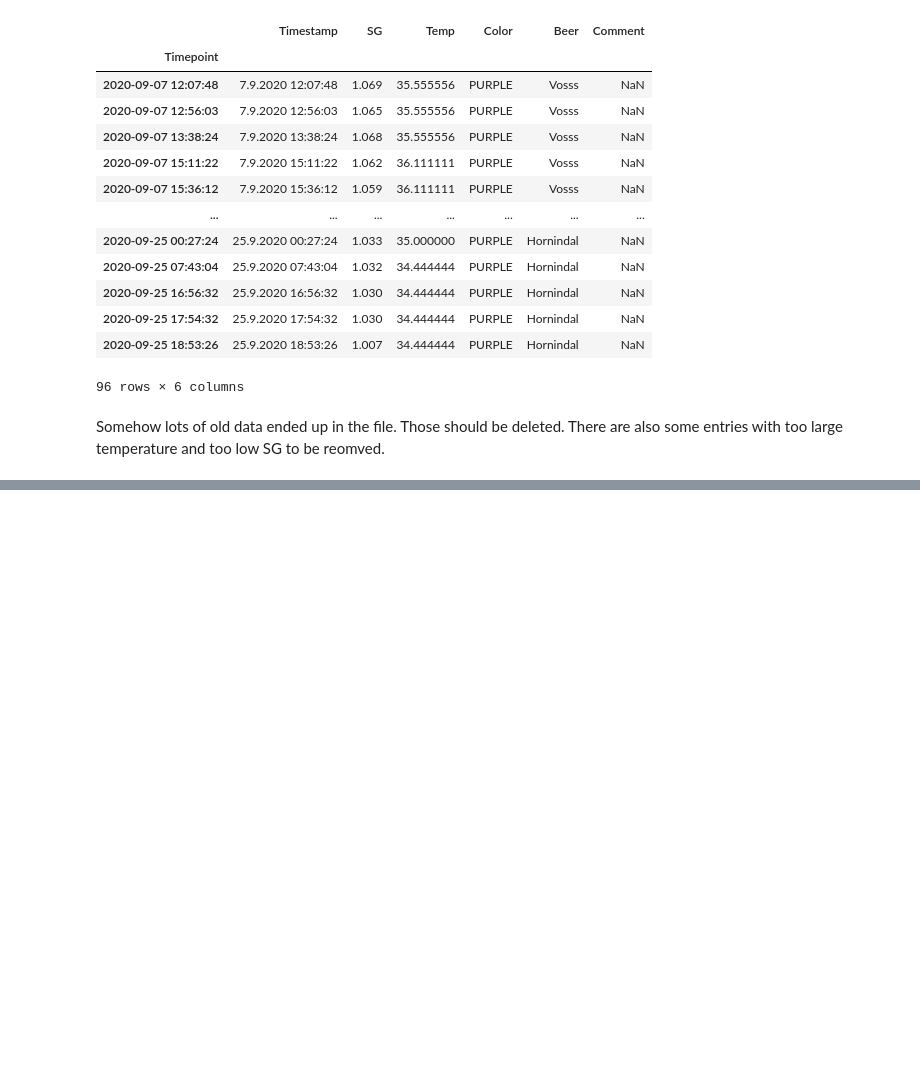
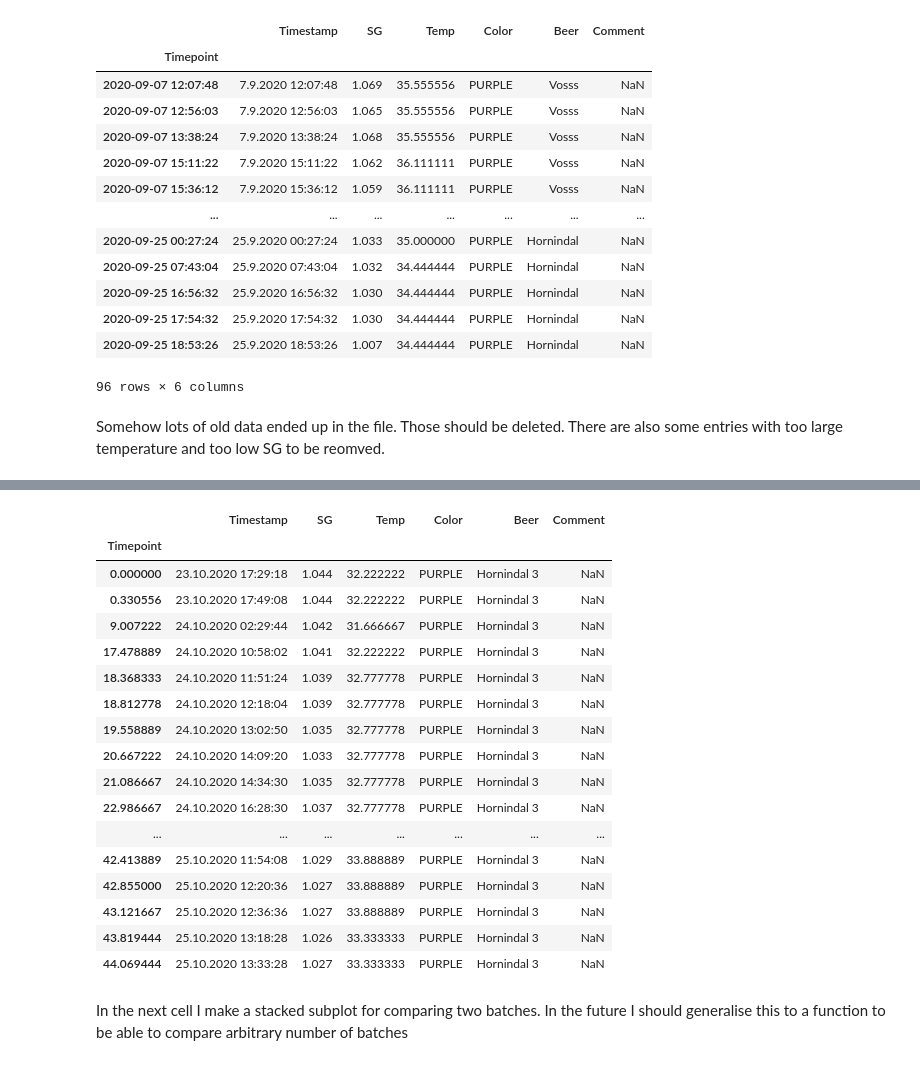
Before and after one commit to Hofsmo/beer, a Jupyter notebook: notebooks/Hornindals_kveik.ipynb, the cells around one changed output, grey strips where cells are left out. Saved outputs shown, nothing was run; the diff lists cells and outputs as text; code cells hidden in the pictures; blank space fills up the shorter version.

```diff
--- a/notebooks/Hornindals_kveik.ipynb
+++ b/notebooks/Hornindals_kveik.ipynb
@@ -86,3 +88,28 @@ makeplot(df2, "../plots/hornindals_kveik_2.html")
 [interactive output not drawn]
 # %%
 df=df2[df2["Beer"]=="Hornindal 4"]
+# %%
+df3 = read_tilt_cellphone_data("../data/Hornindal_3.csv")
+df3=df3[df3["Beer"]=="Hornindal 3"]
+df3.index= (df3.index - df3.index[0]).total_seconds()/3600
+# %%
+df3
+# %% [output]
+|  | Timestamp | SG | Temp | Color | Beer | Comment |
+| Timepoint |  |  |  |  |  |  |
+| 0.000000 | 23.10.2020 17:29:18 | 1.044 | 32.222222 | PURPLE | Hornindal 3 | NaN |
+| 0.330556 | 23.10.2020 17:49:08 | 1.044 | 32.222222 | PURPLE | Hornindal 3 | NaN |
+| 9.007222 | 24.10.2020 02:29:44 | 1.042 | 31.666667 | PURPLE | Hornindal 3 | NaN |
+| 17.478889 | 24.10.2020 10:58:02 | 1.041 | 32.222222 | PURPLE | Hornindal 3 | NaN |
+| 18.368333 | 24.10.2020 11:51:24 | 1.039 | 32.777778 | PURPLE | Hornindal 3 | NaN |
+| 18.812778 | 24.10.2020 12:18:04 | 1.039 | 32.777778 | PURPLE | Hornindal 3 | NaN |
+| 19.558889 | 24.10.2020 13:02:50 | 1.035 | 32.777778 | PURPLE | Hornindal 3 | NaN |
+| 20.667222 | 24.10.2020 14:09:20 | 1.033 | 32.777778 | PURPLE | Hornindal 3 | NaN |
+| 21.086667 | 24.10.2020 14:34:30 | 1.035 | 32.777778 | PURPLE | Hornindal 3 | NaN |
+| 22.986667 | 24.10.2020 16:28:30 | 1.037 | 32.777778 | PURPLE | Hornindal 3 | NaN |
+| ... | ... | ... | ... | ... | ... | ... |
+| 42.413889 | 25.10.2020 11:54:08 | 1.029 | 33.888889 | PURPLE | Hornindal 3 | NaN |
+| 42.855000 | 25.10.2020 12:20:36 | 1.027 | 33.888889 | PURPLE | Hornindal 3 | NaN |
+| 43.121667 | 25.10.2020 12:36:36 | 1.027 | 33.888889 | PURPLE | Hornindal 3 | NaN |
+| 43.819444 | 25.10.2020 13:18:28 | 1.026 | 33.333333 | PURPLE | Hornindal 3 | NaN |
+| 44.069444 | 25.10.2020 13:33:28 | 1.027 | 33.333333 | PURPLE | Hornindal 3 | NaN |
@@ -88,0 +123,2 @@ df=df2[df2["Beer"]=="Hornindal 4"]
+# %% [markdown]
+In the next cell I make a stacked subplot for comparing two batches. In the future I should generalise this to a function to be able to compare arbitrary number of batches
```
Also changed, not shown: parts of 4 cells of this notebook, 2 other files.
